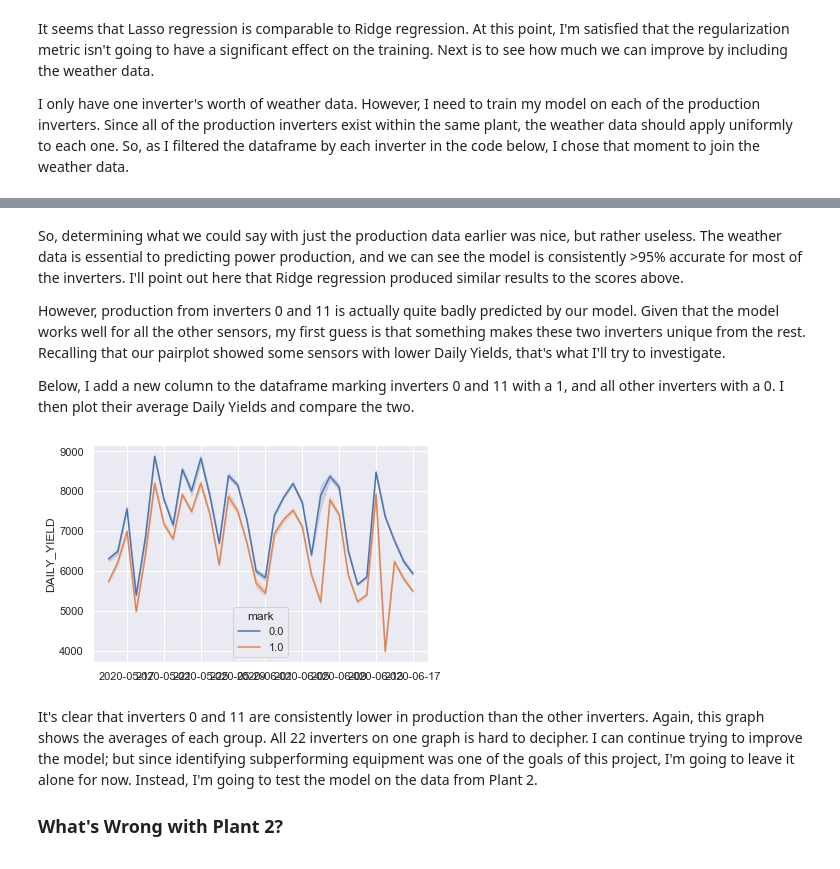
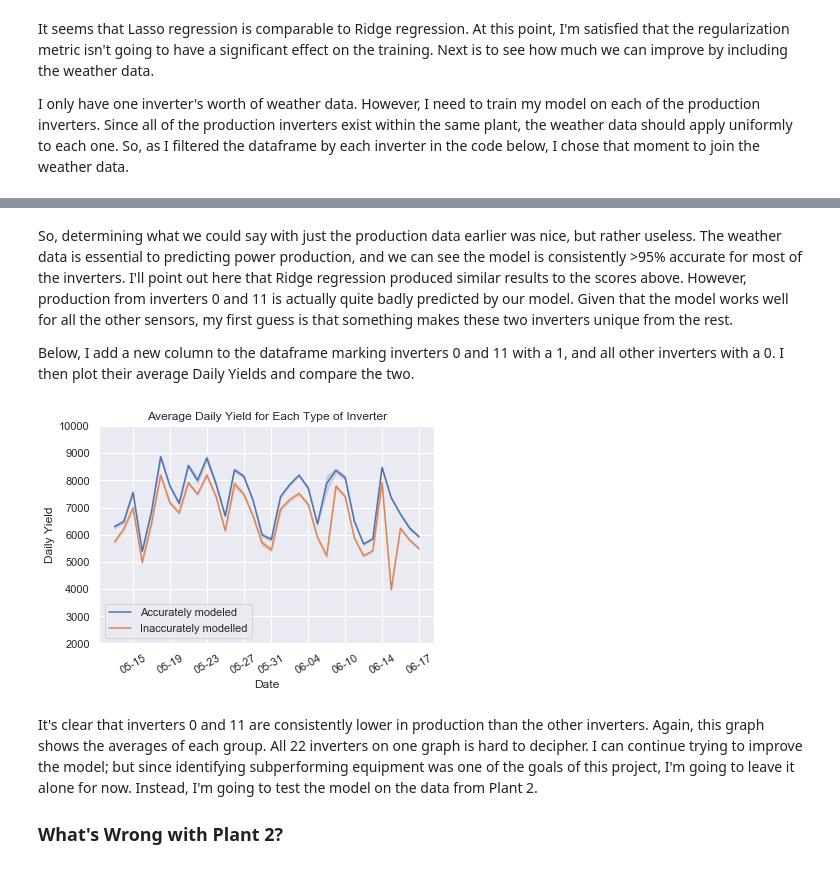
Before and after one commit to bill12m/Solar_Power_Generation, a Jupyter notebook: Solar_Power_Generation.ipynb, the cells around one changed output, grey strips where cells are left out. Saved outputs shown, nothing was run; the diff lists cells and outputs as text; code cells hidden in the pictures.

Commit message:
All done working for now. Am satisfied with what I have accomplished

```diff
--- a/Solar_Power_Generation.ipynb
+++ b/Solar_Power_Generation.ipynb
@@ -237,21 +237,25 @@ del(X_val, y_val)
 20.0                  0.915910
 21.0                  0.983284
 # %% [markdown]
-So, determining what we could say with just the production data earlier was nice, but rather useless. The weather data is essential to predicting power production, and we can see the model is consistently >95% accurate for most of the inverters. I'll point out here that Ridge regression produced similar results to the scores above.
-
-However, production from inverters 0 and 11 is actually quite badly predicted by our model. Given that the model works well for all the other sensors, my first guess is that something makes these two inverters unique from the rest. Recalling that our pairplot showed some sensors with lower Daily Yields, that's what I'll try to investigate.
+So, determining what we could say with just the production data earlier was nice, but rather useless. The weather data is essential to predicting power production, and we can see the model is consistently >95% accurate for most of the inverters. I'll point out here that Ridge regression produced similar results to the scores above. However, production from inverters 0 and 11 is actually quite badly predicted by our model. Given that the model works well for all the other sensors, my first guess is that something makes these two inverters unique from the rest.
 
 Below, I add a new column to the dataframe marking inverters 0 and 11 with a 1, and all other inverters with a 0. I then plot their average Daily Yields and compare the two.
 # %%
 #Create a chart to display what's wrong with inverters 0 and 11
 eod_df['mark'] = np.zeros(shape = len(eod_df))
 eod_df['mark'] = eod_df['mark'].mask(eod_df['SOURCE_KEY'] == 0, 1).mask(eod_df['SOURCE_KEY'] == 11, 1)
 
 ax = sns.lineplot(x = eod_df.index.date, y = 'DAILY_YIELD', data = eod_df, hue = eod_df.mark)
+ax.set_xlabel('Date')
+ax.set_ylabel('Daily Yield')
+ax.set_title('Average Daily Yield for Each Type of Inverter')
+ax.set_xticklabels(labels = ['05-15','05-19','05-23','05-27','05-31','06-04','06-10','06-14','06-17'], rotation = 30)
+ax.set_ylim(bottom = 2000, top = 10000)
+ax.legend(labels = ['Accurately modeled', 'Inaccurately modelled'], loc = 'lower left')
 plt.savefig('figures/Comparing_Underperforming_Inverters.png')
 plt.close(fig)
 # %% [output]
-[figure, old version]
+[figure, new version]
 # %% [markdown]
 It's clear that inverters 0 and 11 are consistently lower in production than the other inverters. Again, this graph shows the averages of each group. All 22 inverters on one graph is hard to decipher. I can continue trying to improve the model; but since identifying subperforming equipment was one of the goals of this project, I'm going to leave it alone for now. Instead, I'm going to test the model on the data from Plant 2.
 
```
Also changed, not shown: parts of 17 cells of this notebook, 53 other files.
